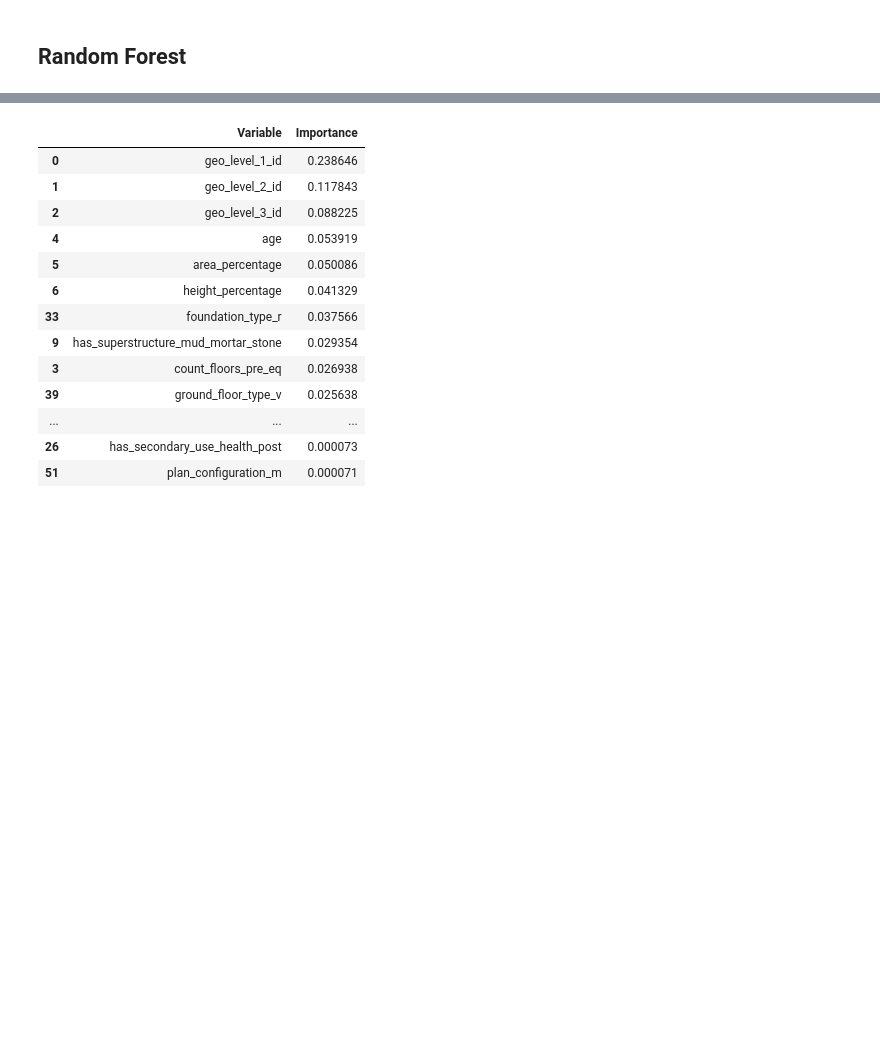
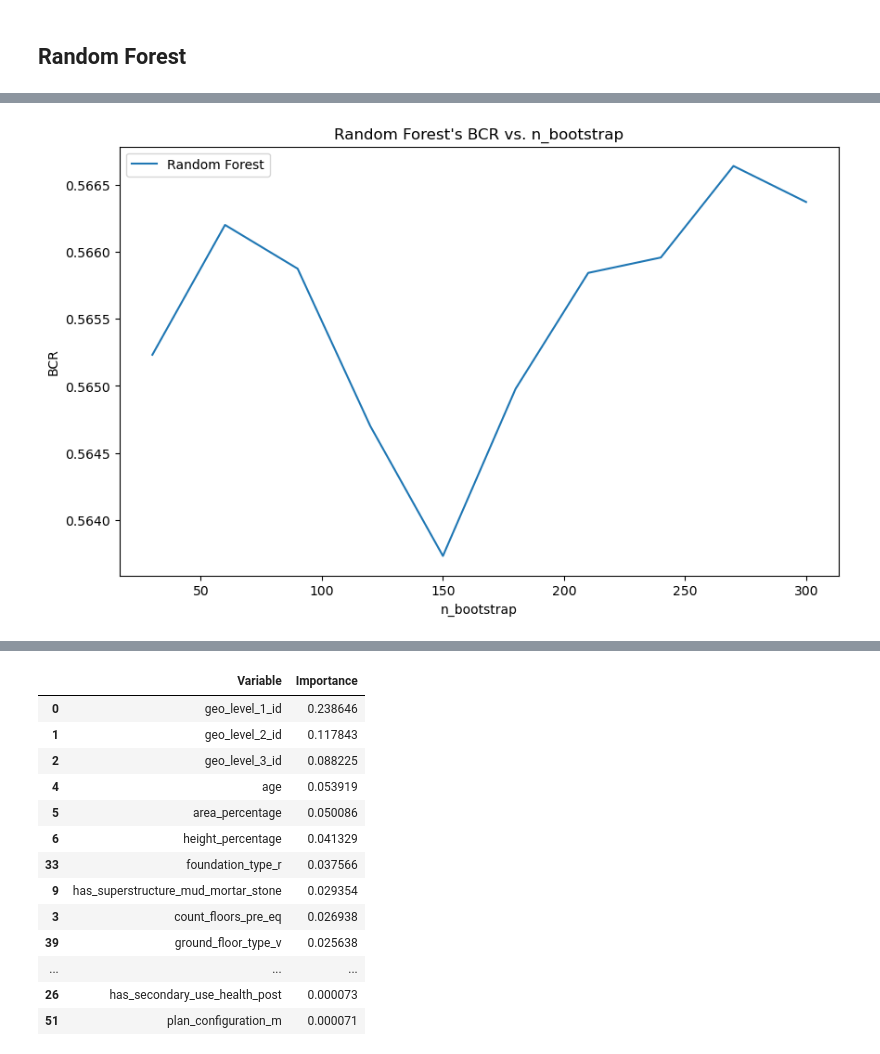
Before and after one commit to umkiyoung/MultivariateAnalysis, a Jupyter notebook: Assignments/Assignment_4/Ensemble.ipynb, the cells around one changed output, grey strips where cells are left out. Saved outputs shown, nothing was run; the diff lists cells and outputs as text; code cells hidden in the pictures; blank space fills up the shorter version.

```diff
--- a/Assignments/Assignment_4/Ensemble.ipynb
+++ b/Assignments/Assignment_4/Ensemble.ipynb
@@ -467,0 +566,5 @@ Best bootstrap:  270
+# %%
+BCR_bootstrap = RF_bootstrap.index.to_list()
+BCR_bootstrap_df = pd.DataFrame(BCR_bootstrap, columns=['BCR'])
+BCR_bootstrap_df.index = range(30, 301, 30)
+BCR_bootstrap_df
@@ -467,0 +583,12 @@ Best bootstrap:  270
+# %%
+#plot
+plt.figure(figsize=(10, 6))
+plt.plot(BCR_bootstrap_df, label='Random Forest')
+
+plt.title("Random Forest's BCR vs. n_bootstrap")
+plt.xlabel('n_bootstrap')
+plt.ylabel('BCR')
+plt.legend()
+plt.show()
+# %% [output]
+[figure, added]
```
Also changed, not shown: parts of 59 cells of this notebook, 6 other files.
